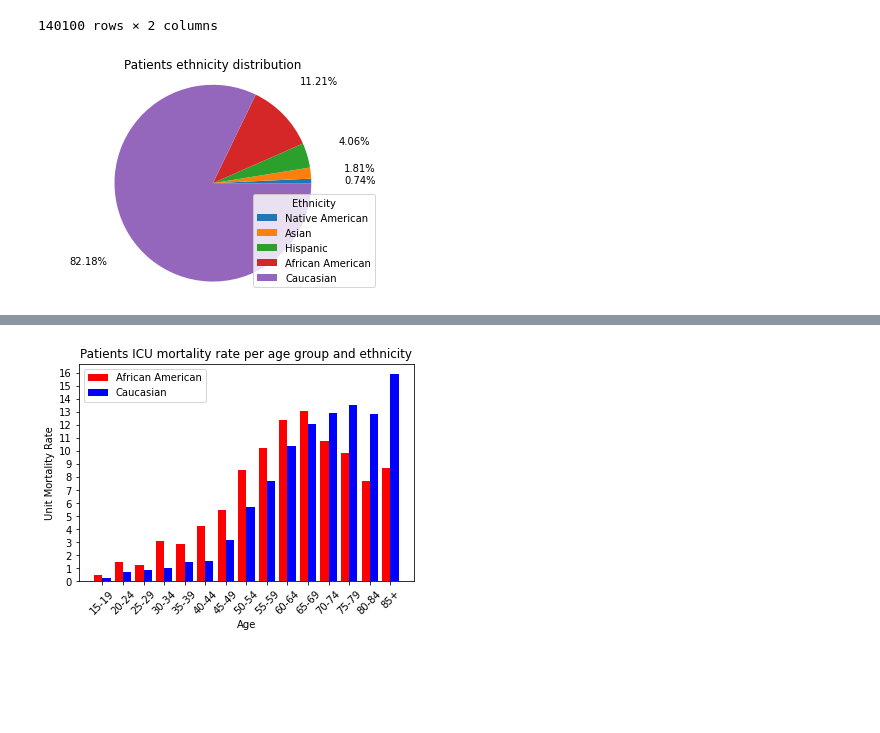
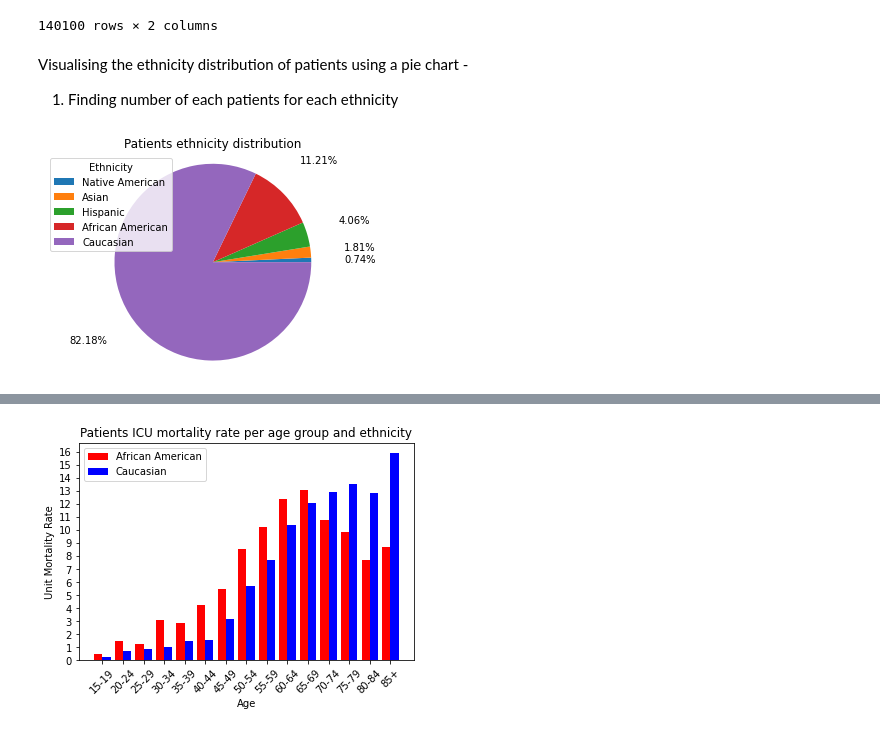
Before and after one commit to sumaiya08/clinical-decision-support, a Jupyter notebook: Plots.ipynb, the cells around one changed output, grey strips where cells are left out. Drawn from its saved outputs; the diff is of its cells as text; code cells hidden in the pictures; blank space fills up the shorter version.

```diff
--- a/Plots.ipynb
+++ b/Plots.ipynb
@@ -244,22 +269,29 @@ race
 | 140098 | 035-9966 | African American |
 | 140099 | 035-9975 | African American |
 140100 rows × 2 columns
+# %% [markdown]
+Visualising the ethnicity distribution of patients using a pie chart -
+1. Finding number of each patients for each ethnicity
 # %%
 a=race.ethnicity[race.ethnicity=='Native American'].count()
 b=race.ethnicity[race.ethnicity=='Asian'].count()
 c=race.ethnicity[race.ethnicity=='Hispanic'].count()
 d=race.ethnicity[race.ethnicity=='African American'].count()
 e=race.ethnicity[race.ethnicity=='Caucasian'].count()
-#f=race.ethnicity[race.ethnicity=='Other/Unknown '].count()
-
+#f=race.ethnicity[race.ethnicity=='Other/Unknown'].count()
+#g=race.ethnicity[race.ethnicity==''].count()
+#print(f)
+#print(g)
+#f=f+g
+#print(f)
 races = [a,b,c,d,e]
 
 
 labels = 'Native American','Asian','Hispanic','African American','Caucasian'
 plt.pie(races,autopct='%1.2f%%',pctdistance=1.5,labeldistance = 2)
 plt.title('Patients ethnicity distribution')
-plt.legend(labels,title='Ethnicity', loc ="lower right")
+plt.legend(labels,title='Ethnicity', loc ="best")
 plt.axis('equal')
 plt.show()
 # %% [output]
-[figure, old version]
+[figure, new version]
```
Also changed, not shown: parts of 21 cells of this notebook.
